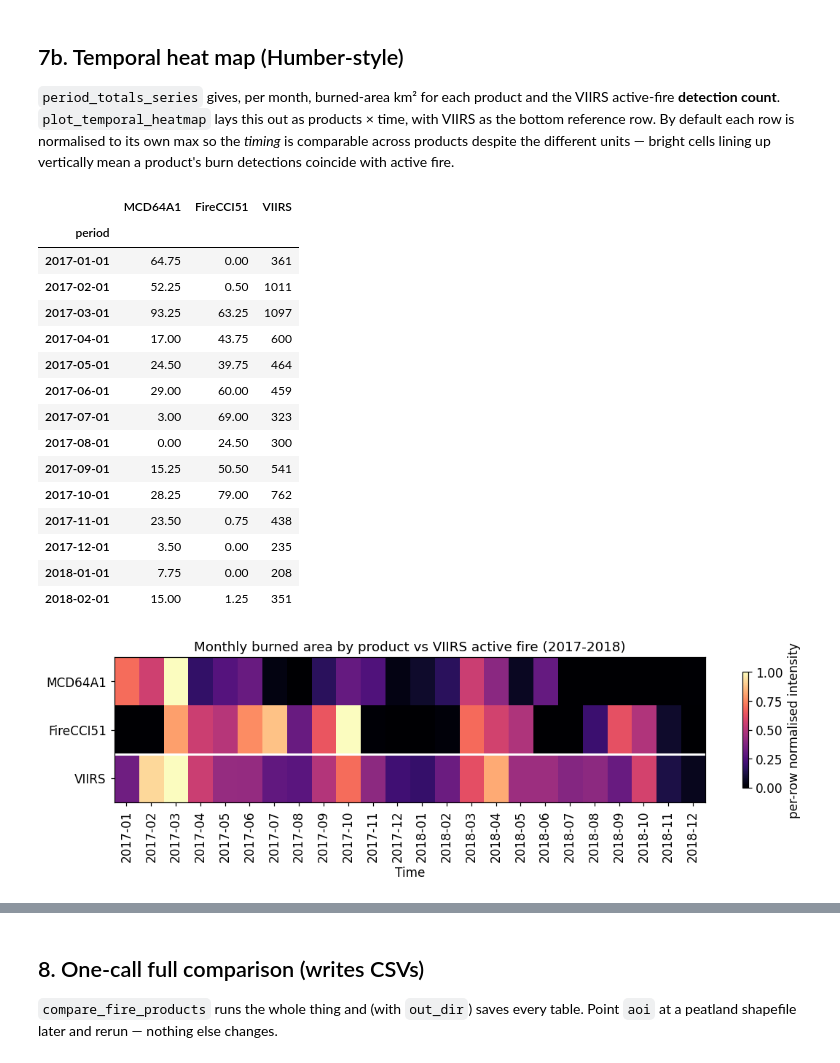
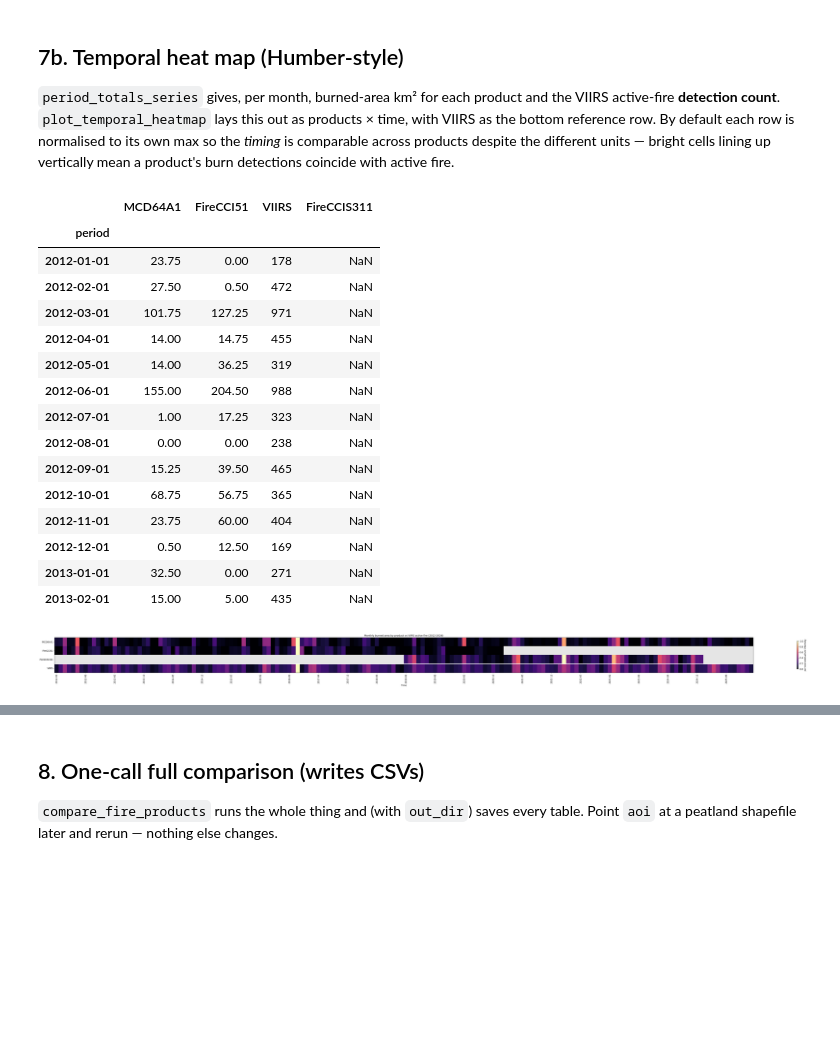
Before and after one commit to jimzhang629/peat_fire_stanback, a Jupyter notebook: notebooks/run_fire_comparison.ipynb, the cells around one changed output, grey strips where cells are left out. Cells and saved outputs as stored; diff of their text form; code cells hidden in the pictures; blank space fills up the shorter version.

```diff
--- a/notebooks/run_fire_comparison.ipynb
+++ b/notebooks/run_fire_comparison.ipynb
@@ -280,33 +370,33 @@ products despite the different units — bright cells lining up vertically mean
 detections coincide with active fire.
 # %%
 totals_m = period_totals_series(
-    ["MCD64A1", "FireCCI51", "FireCCIS311", "VIIRS"], range(2017, 2019),
+    ["MCD64A1", "FireCCI51", "FireCCIS311", "VIIRS"], range(2012, 2026),
     aoi, temporal_unit="month",
 )
 display(totals_m.head(14))
 plot_temporal_heatmap(
     totals_m, normalize="row",
-    title="Monthly burned area by product vs VIIRS active fire (2017-2018)",
+    title="Monthly burned area by product vs VIIRS active fire (2012-2026)",
 )
 plt.show()
 # %% [output]
-|  | MCD64A1 | FireCCI51 | VIIRS |
-| period |  |  |  |
-| 2017-01-01 | 64.75 | 0.00 | 361 |
-| 2017-02-01 | 52.25 | 0.50 | 1011 |
-| 2017-03-01 | 93.25 | 63.25 | 1097 |
-| 2017-04-01 | 17.00 | 43.75 | 600 |
-| 2017-05-01 | 24.50 | 39.75 | 464 |
-| 2017-06-01 | 29.00 | 60.00 | 459 |
-| 2017-07-01 | 3.00 | 69.00 | 323 |
-| 2017-08-01 | 0.00 | 24.50 | 300 |
-| 2017-09-01 | 15.25 | 50.50 | 541 |
-| 2017-10-01 | 28.25 | 79.00 | 762 |
-| 2017-11-01 | 23.50 | 0.75 | 438 |
-| 2017-12-01 | 3.50 | 0.00 | 235 |
-| 2018-01-01 | 7.75 | 0.00 | 208 |
-| 2018-02-01 | 15.00 | 1.25 | 351 |
+|  | MCD64A1 | FireCCI51 | VIIRS | FireCCIS311 |
+| period |  |  |  |  |
+| 2012-01-01 | 23.75 | 0.00 | 178 | NaN |
+| 2012-02-01 | 27.50 | 0.50 | 472 | NaN |
+| 2012-03-01 | 101.75 | 127.25 | 971 | NaN |
+| 2012-04-01 | 14.00 | 14.75 | 455 | NaN |
+| 2012-05-01 | 14.00 | 36.25 | 319 | NaN |
+| 2012-06-01 | 155.00 | 204.50 | 988 | NaN |
+| 2012-07-01 | 1.00 | 17.25 | 323 | NaN |
+| 2012-08-01 | 0.00 | 0.00 | 238 | NaN |
+| 2012-09-01 | 15.25 | 39.50 | 465 | NaN |
+| 2012-10-01 | 68.75 | 56.75 | 365 | NaN |
+| 2012-11-01 | 23.75 | 60.00 | 404 | NaN |
+| 2012-12-01 | 0.50 | 12.50 | 169 | NaN |
+| 2013-01-01 | 32.50 | 0.00 | 271 | NaN |
+| 2013-02-01 | 15.00 | 5.00 | 435 | NaN |
-[figure, old version]
+[figure, new version]
 # %%
 products = ["MCD64A1", "FireCCI51", "FireCCIS311", "GABAM", "VIIRS"]
 years = range(2012, 2026)
```
Also changed, not shown: parts of 23 cells of this notebook, 1 other file.
